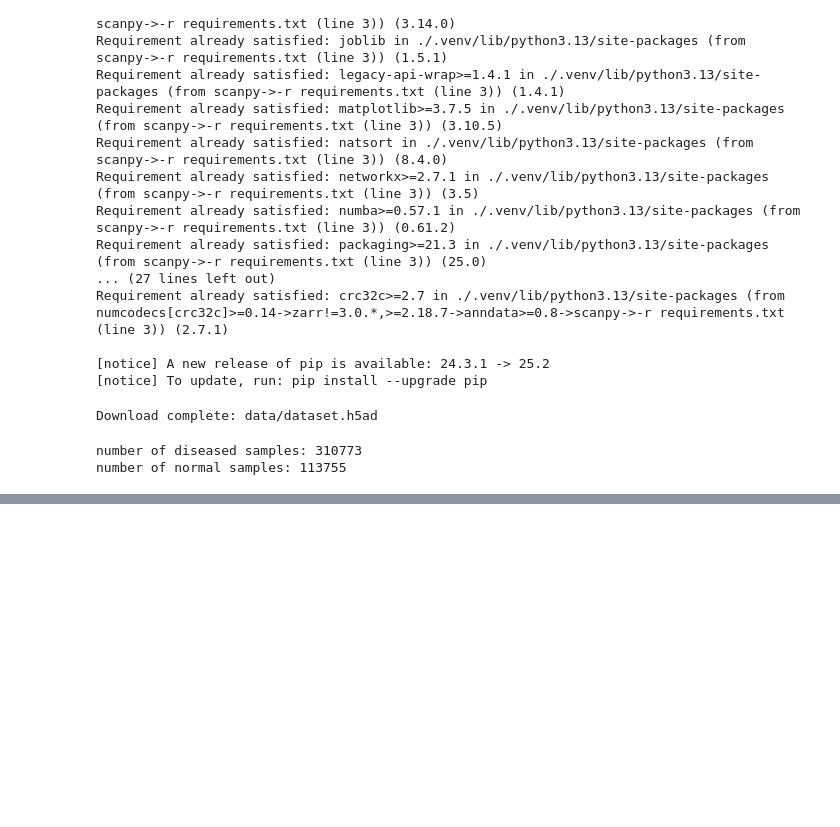
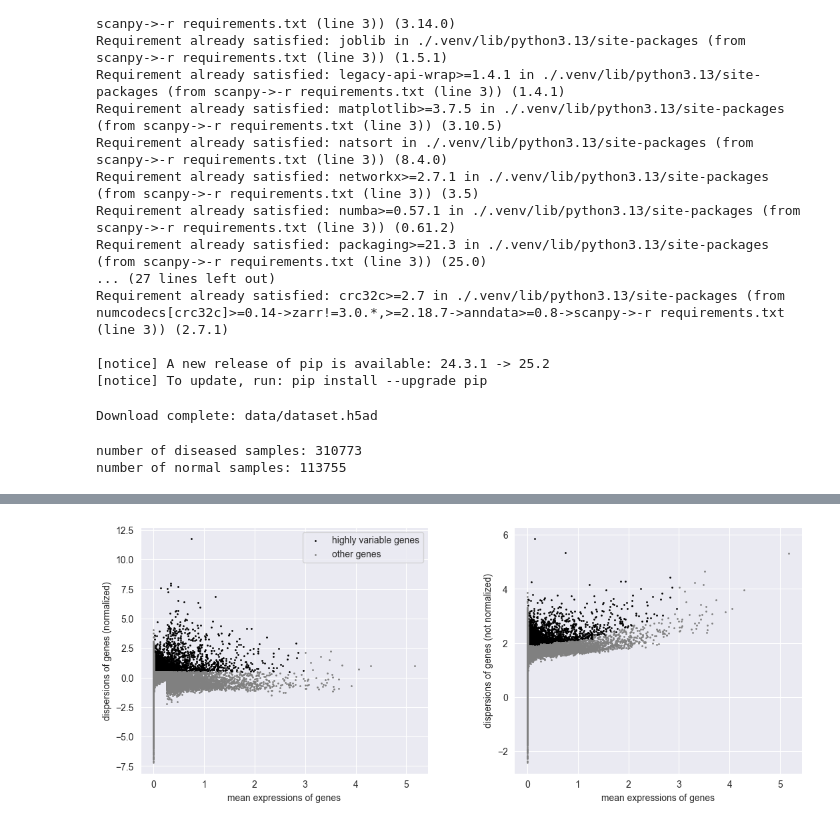
Before and after one commit to Shaunakm07/Single-Cell-Alzheimers, a Jupyter notebook: download_data.ipynb, the cells around one changed output, grey strips where cells are left out. Cells and saved outputs as stored; diff of their text form; code cells hidden in the pictures; blank space fills up the shorter version.

```diff
--- a/download_data.ipynb
+++ b/download_data.ipynb
@@ -109,0 +167,4 @@ sc.tl.umap(adata)
+# %%
+sc.pl.highly_variable_genes(adata)
+# %% [output]
+[figure, added]
```
Also changed, not shown: parts of 19 cells of this notebook.
